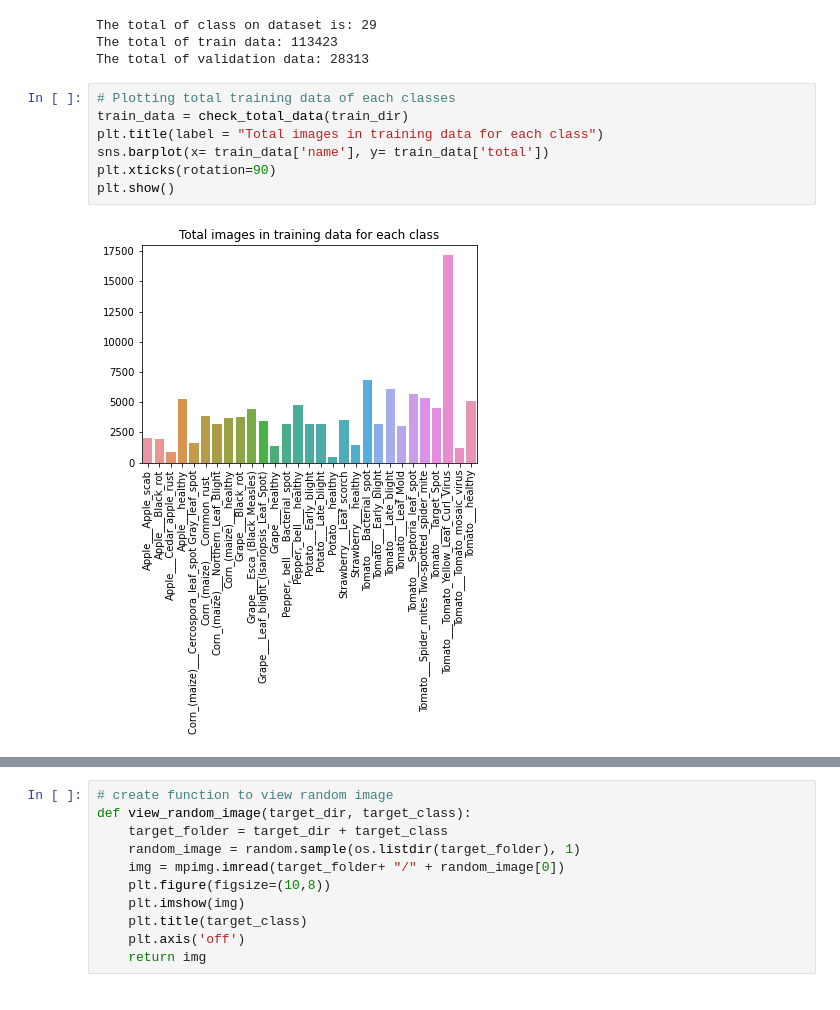
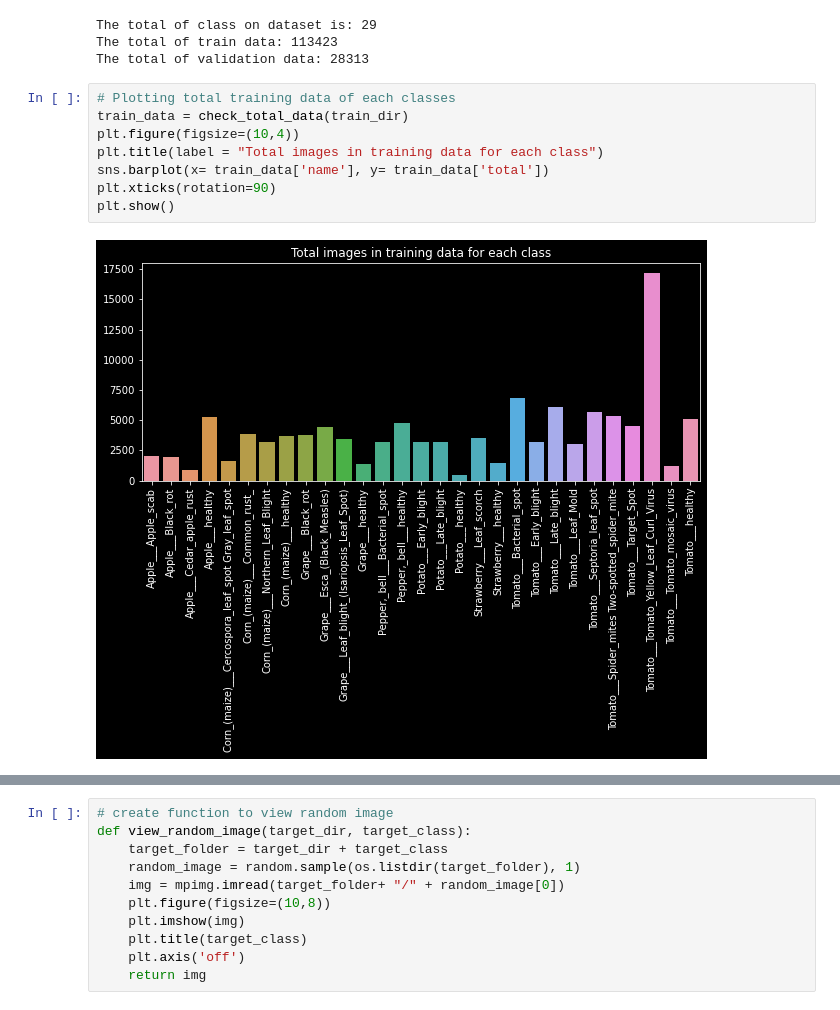
Before and after one commit to FiahIdris/Plant_Desease_Detection, a Jupyter notebook: h8dsft_Milestone2P2.ipynb, the cells around one changed output, grey strips where cells are left out. Drawn from its saved outputs; the diff is of its cells as text.

```diff
--- a/h8dsft_Milestone2P2.ipynb
+++ b/h8dsft_Milestone2P2.ipynb
@@ -76,12 +76,13 @@ The total of validation data: 28313
 # %%
 # Plotting total training data of each classes
 train_data = check_total_data(train_dir)
+plt.figure(figsize=(10,4))
 plt.title(label = "Total images in training data for each class")
 sns.barplot(x= train_data['name'], y= train_data['total'])
 plt.xticks(rotation=90)
 plt.show()
 # %% [output]
-[figure, old version]
+[figure, new version]
 # %%
 # Plotting total validation data of each classes
 validation_data = check_total_data(validation_dir)
```
Also changed, not shown: parts of 14 cells of this notebook, 3 other files.
